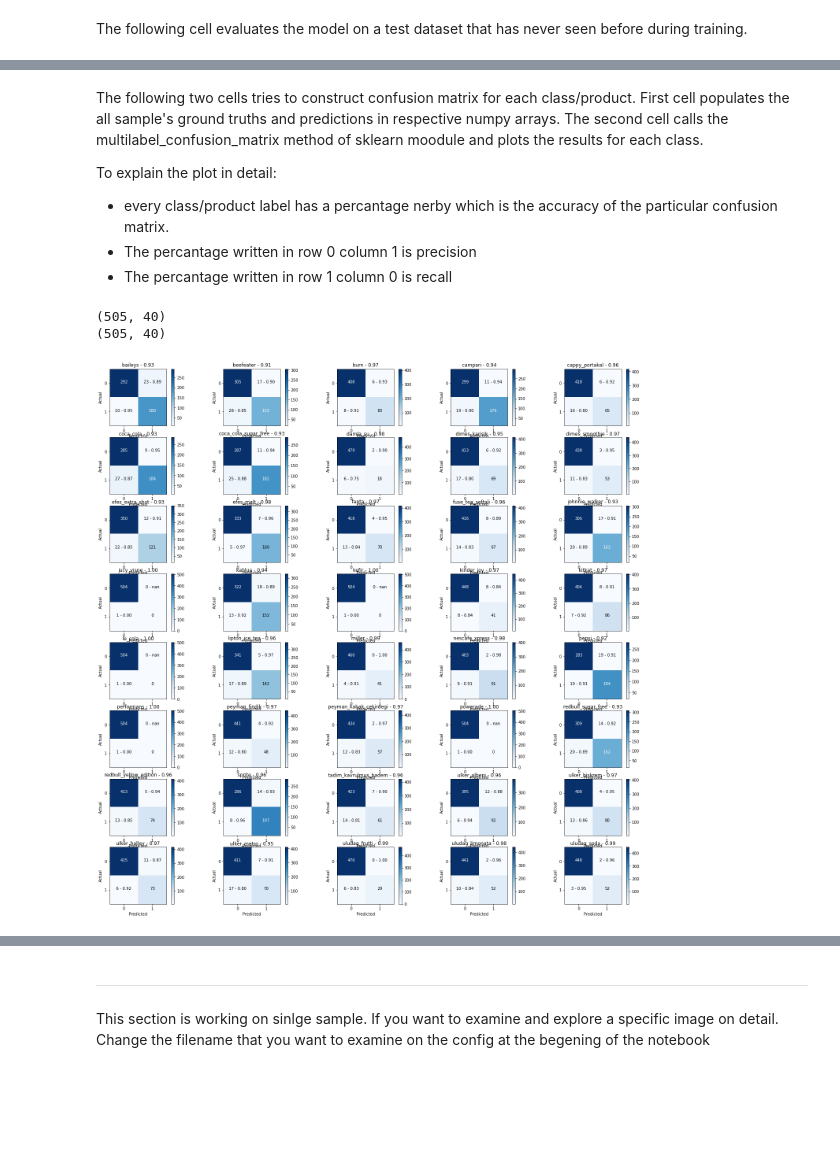
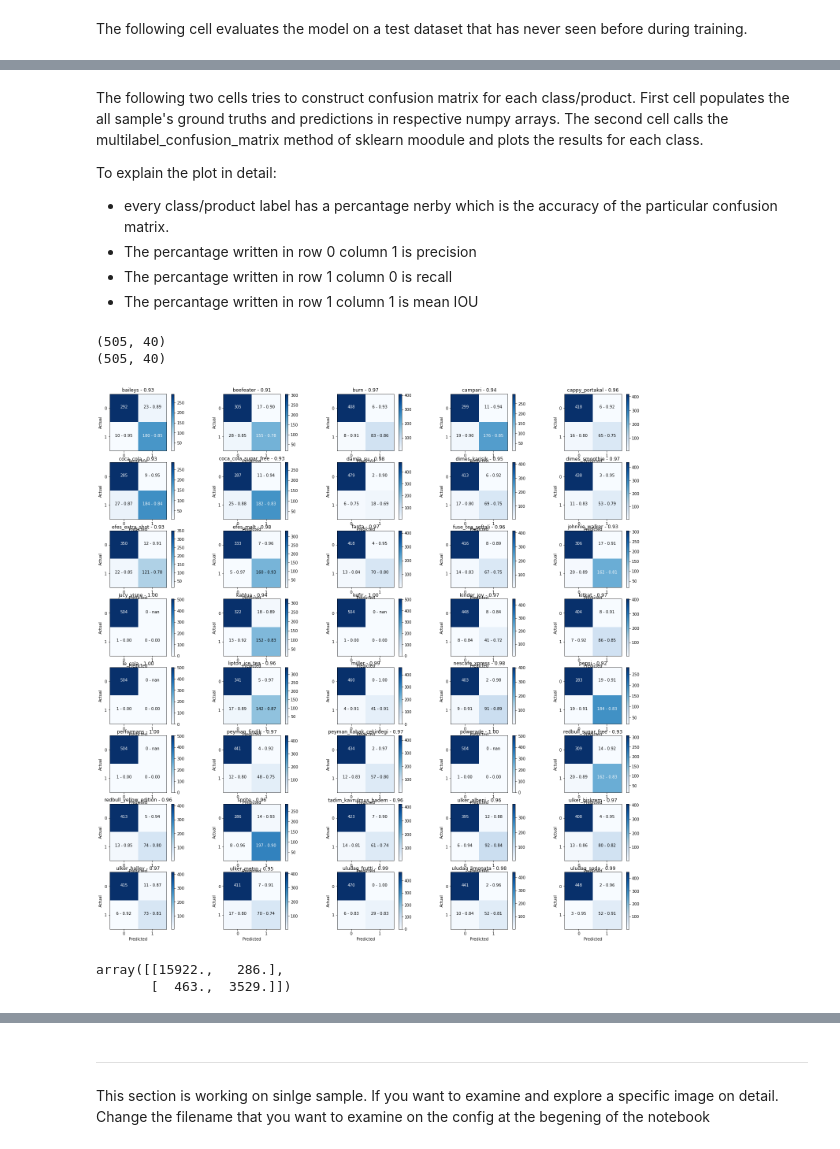
Before and after one commit to hakanonal/minibar, a Jupyter notebook: evaluation.ipynb, the cells around one changed output, grey strips where cells are left out. Cells and saved outputs as stored; diff of their text form; code cells hidden in the pictures; blank space fills up the shorter version.

```diff
--- a/evaluation.ipynb
+++ b/evaluation.ipynb
@@ -22,6 +22,7 @@ This section is core global variables to be used during evalutaion
 from keras.models import load_model
 from keras.preprocessing.image import ImageDataGenerator
 from keras.preprocessing import image
+from keras.metrics import Precision,Recall,MeanIoU,TruePositives,TrueNegatives,FalsePositives,FalseNegatives
 import pandas as pd
 import numpy as np
 import tensorflow as tf
@@ -47,10 +48,12 @@ test_generator = test_datagen.flow_from_dataframe(
         x_col='filename',
         y_col='class',
         target_size=(_config['input_shape_height'], _config['input_shape_width']),
+        #target_size=(_config['input_shape_width'], _config['input_shape_height']),
         batch_size=_config['batch_size'],
         class_mode='categorical')
 
-model = load_model(_config['model_filename'])
+model = load_model(_config['model_filename'],compile=False)
+model.compile(optimizer='adam', loss='binary_crossentropy', metrics=['accuracy',Precision(),Recall(),MeanIoU(40),TruePositives(),TrueNegatives(),FalsePositives(),FalseNegatives()])
 # %% [output]
 Using TensorFlow backend.
 Found 505 validated image filenames belonging to 40 classes.
@@ -91,6 +102,7 @@ To explain the plot in detail:
 - every class/product label has a percantage nerby which is the accuracy of the particular confusion matrix.
 - The percantage written in row 0 column 1 is precision
 - The percantage written in row 1 column 0 is recall
+- The percantage written in row 1 column 1 is mean IOU
 # %%
 ground_truths = []
 predictions = []
@@ -109,36 +121,49 @@ print(predictions.shape)
 # %%
 from sklearn.metrics import multilabel_confusion_matrix
 cms = multilabel_confusion_matrix(ground_truths, predictions)
+cm_all = np.zeros((2,2))
 
 labels = list(test_generator.class_indices.keys())
 fig=plt.figure(figsize=(25, 25))
 columns = 5
 rows = 8
 report = []
 for r in range(1, columns*rows +1):
     fig.add_subplot(rows, columns, r)
     cm = cms[r-1]
     acc = (cm[0,0]+cm[1,1])/(cm[0,0]+cm[1,1]+cm[0,1]+cm[1,0])
     recall = cm[1,1] / (cm[1,1] + cm[1,0])
     precision = cm[1,1] / (cm[1,1] + cm[0,1])
-    report.append({'product':labels[r-1],'accuracy':acc,'recall':recall,'precision':precision})
+    mean_iou = cm[1,1] / (cm[1,1] + cm[0,1] + cm[1,0])
+    cm_all[0,0] += cm[0,0]
+    cm_all[0,1] += cm[0,1]
+    cm_all[1,1] += cm[1,1]
+    cm_all[1,0] += cm[1,0]
+    report.append({'product':labels[r-1],'accuracy':acc,'recall':recall,'precision':precision,'mean_iou':mean_iou})
     plt.imshow(cm,cmap=plt.cm.Blues,interpolation='nearest')
     plt.colorbar(orientation='vertical')
     plt.title("%s - %.2f"%(labels[r-1],acc))
     plt.xlabel('Predicted')
     plt.ylabel('Actual')
     plt.xticks([0,1])
     plt.yticks([0,1])
     for i,row in enumerate(cm):
         for j,cell in enumerate(row):
             val_text = "%d"%(cm[i,j])
             if i == 1 and j == 0:
                 val_text = "%d - %.2f"%(cm[i,j],recall)
             if i == 0 and j == 1:
                 val_text = "%d - %.2f"%(cm[i,j],precision)
+            if i == 1 and j == 1:
+                val_text = "%d - %.2f"%(cm[i,j],mean_iou)
             plt.text(j,i,val_text,horizontalalignment='center',color='white'if cm[i,j] >cm.max() / 2. else 'black')
 plt.show()
 # %% [output]
-[figure, old version]
+[figure, new version]
+# %%
+cm_all
+# %% [output]
+array([[15922.,   286.],
+       [  463.,  3529.]])
 # %%
 report_data = pd.DataFrame(report)
```
Also changed, not shown: parts of 3 cells of this notebook, 1 other file.
